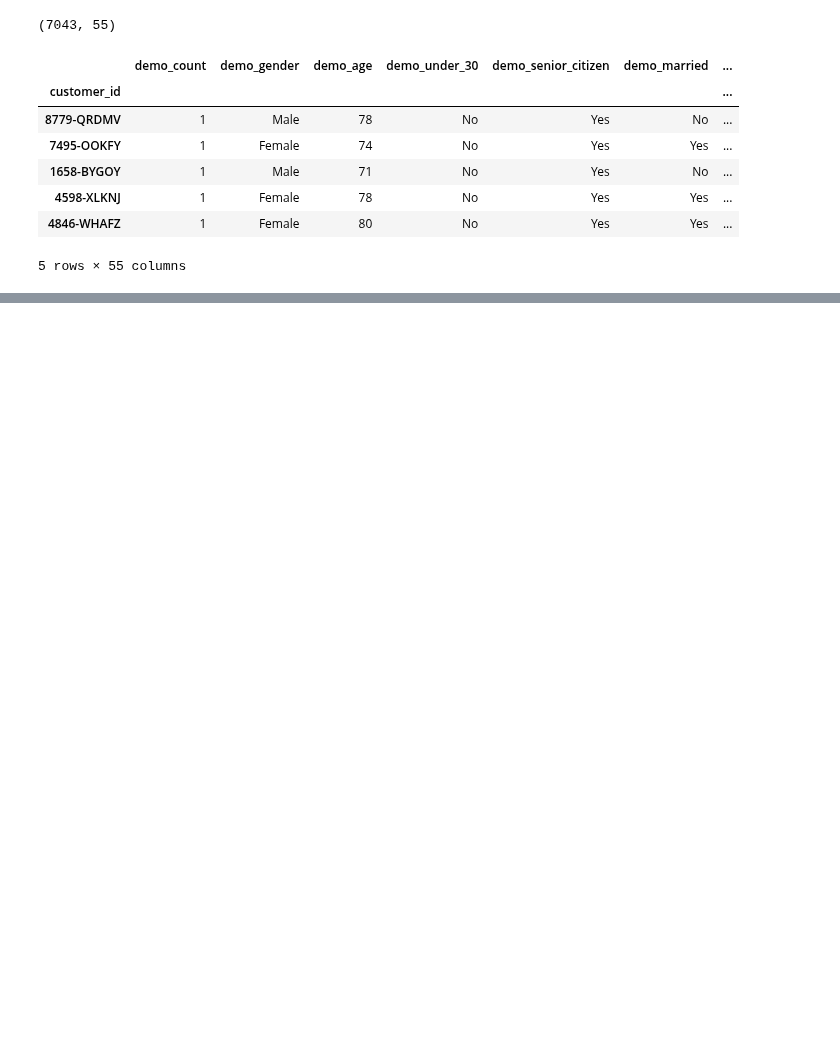
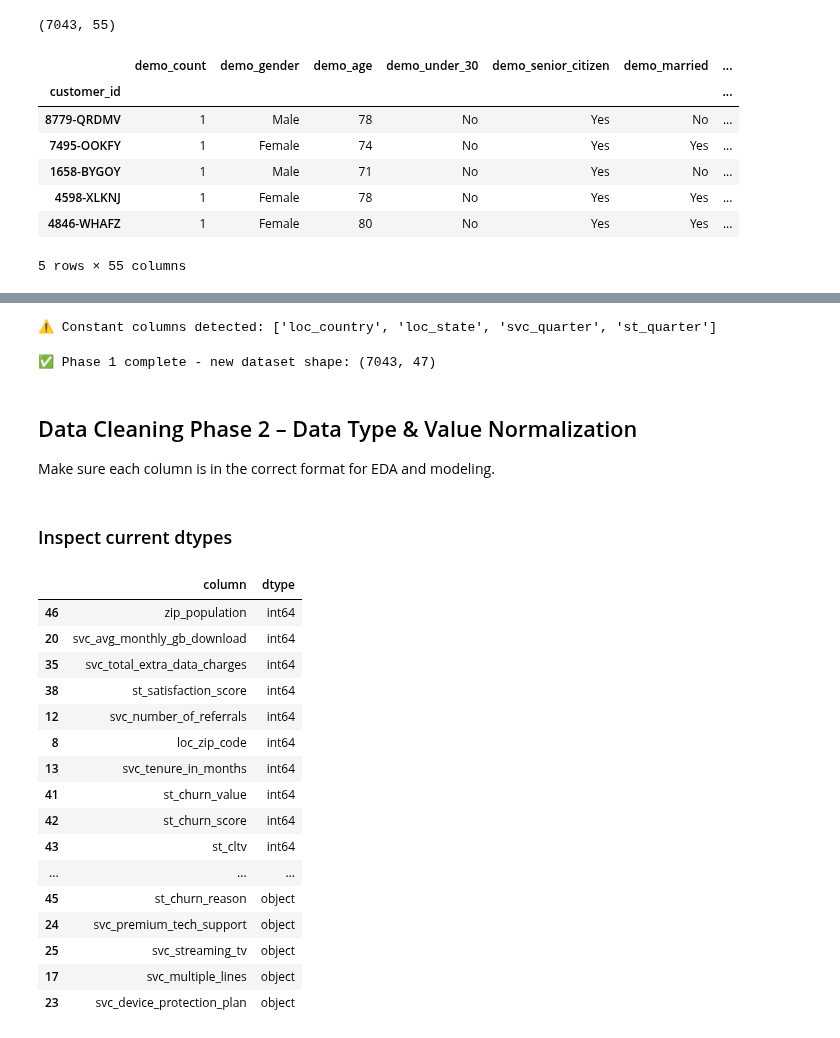
Before and after one commit to sergiopatinha/EnterpriseDataScienceBootcamp_workgroup, a Jupyter notebook: notebooks/01_data_cleaning.ipynb, the cells around one changed output, grey strips where cells are left out. Saved outputs shown, nothing was run; the diff lists cells and outputs as text; code cells hidden in the pictures; blank space fills up the shorter version.

Commit message:
Phase 2 cleanup: verified types, dropped constants, documented features

```diff
--- a/notebooks/01_data_cleaning.ipynb
+++ b/notebooks/01_data_cleaning.ipynb
@@ -159,0 +175,9 @@ if "loc_zip_code" in df_master.columns:
+# %%
+redundant_cols = ["loc_lat_long", "demo_count", "loc_count", "svc_count", "st_count"]
+existing = [c for c in redundant_cols if c in df_master.columns]
+
+if existing:
+    df_master.drop(columns=existing, inplace=True)
+    print(f"Removed redundant columns: {existing}")
+else:
+    print("No redundant columns found.")
@@ -159,0 +188,47 @@ if "loc_zip_code" in df_master.columns:
+# %%
+constant_cols = df_master.columns[df_master.nunique() <= 1].tolist()
+
+if constant_cols:
+    print(f"⚠️ Constant columns detected: {constant_cols}")
+else:
+    print("✅ No constant columns found.")
+# %% [output]
+⚠️ Constant columns detected: ['loc_country', 'loc_state', 'svc_quarter', 'st_quarter']
+# %%
+if constant_cols:
+    df_master.drop(columns=constant_cols, inplace=True)
+# %%
+print(f"✅ Phase 1 complete - new dataset shape: {df_master.shape}")
+# %% [output]
+✅ Phase 1 complete - new dataset shape: (7043, 47)
+# %% [markdown]
+## Data Cleaning Phase 2 – Data Type & Value Normalization
+Make sure each column is in the correct format for EDA and modeling.
+# %% [markdown]
+### Inspect current dtypes
+# %%
+dtype_summary = (
+    df_master.dtypes
+    .reset_index()
+    .rename(columns={'index': 'column', 0: 'dtype'})
+    .sort_values('dtype')
+)
+display(dtype_summary)
+# %% [output]
+|  | column | dtype |
+| 46 | zip_population | int64 |
+| 20 | svc_avg_monthly_gb_download | int64 |
+| 35 | svc_total_extra_data_charges | int64 |
+| 38 | st_satisfaction_score | int64 |
+| 12 | svc_number_of_referrals | int64 |
+| 8 | loc_zip_code | int64 |
+| 13 | svc_tenure_in_months | int64 |
+| 41 | st_churn_value | int64 |
+| 42 | st_churn_score | int64 |
+| 43 | st_cltv | int64 |
+| ... | ... | ... |
+| 45 | st_churn_reason | object |
+| 24 | svc_premium_tech_support | object |
+| 25 | svc_streaming_tv | object |
+| 17 | svc_multiple_lines | object |
+| 23 | svc_device_protection_plan | object |
```
Also changed, not shown: parts of 36 cells of this notebook, 3 other files.
